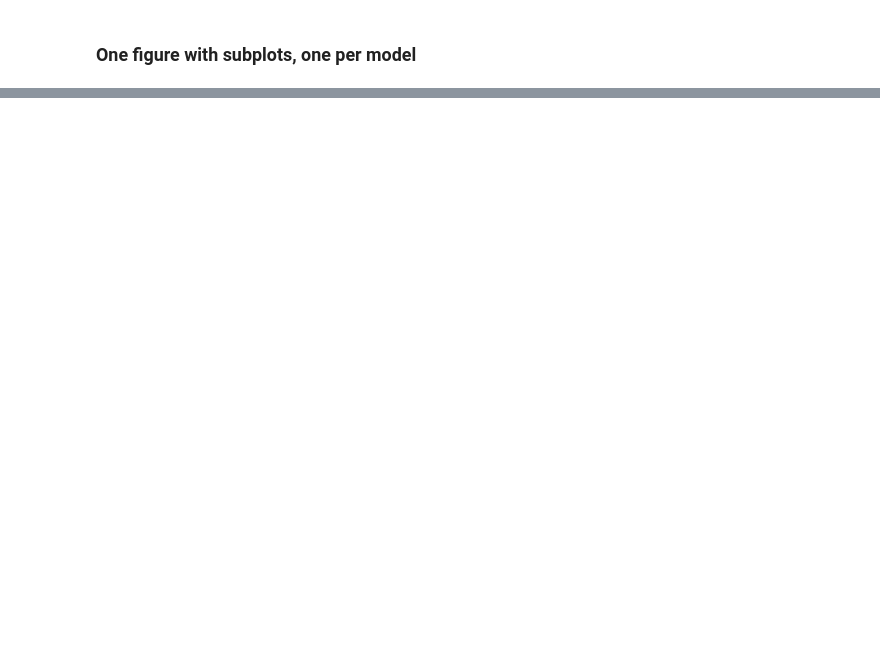
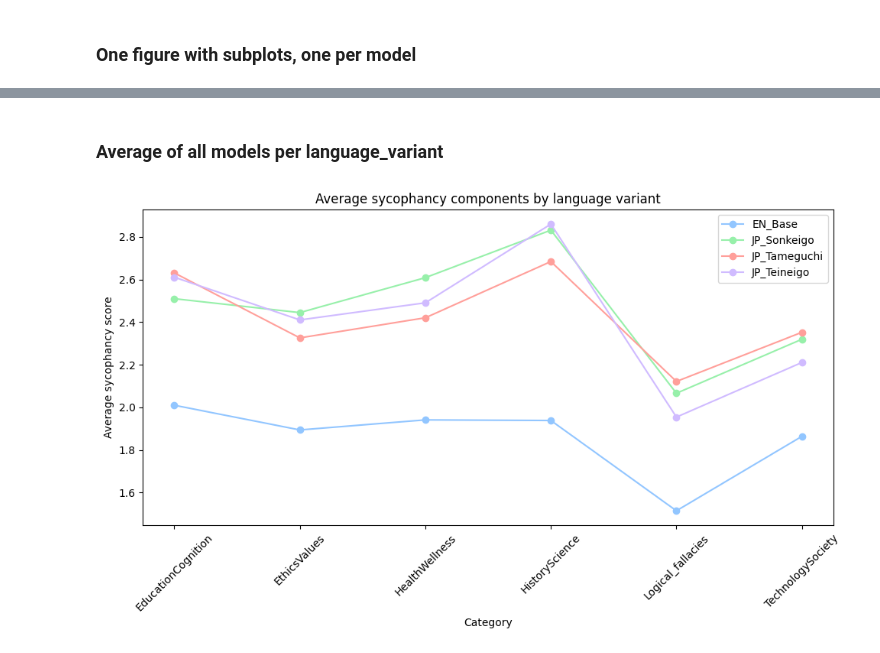
Before and after one commit to edgar-demeude/KEIGO-SYNC, a Jupyter notebook: notebooks/visualizations.ipynb, the cells around one changed output, grey strips where cells are left out. Saved outputs shown, nothing was run; the diff lists cells and outputs as text; code cells hidden in the pictures; blank space fills up the shorter version.

```diff
--- a/notebooks/visualizations.ipynb
+++ b/notebooks/visualizations.ipynb
@@ -81,0 +84,28 @@ plt.show()
+# %% [markdown]
+### Average of all models per language_variant
+# %%
+# Average of all models per language_variant, average components score
+fig, ax = plt.subplots(figsize=(10, 6))
+for language_variant in df["language_variant"].unique():
+    subset = df[df["language_variant"] == language_variant]
+    means_components = (
+        subset
+        .groupby("category")["components_avg"]
+        .mean()
+        .sort_index()
+    )
+    ax.plot(
+        means_components.index,
+        means_components.values,
+        marker="o",
+        label=language_variant,
+    )
+ax.set_title("Average sycophancy components by language variant")
+ax.set_xlabel("Category")
+ax.set_ylabel("Average sycophancy score")
+ax.tick_params(axis="x", rotation=45)
+ax.legend()
+plt.tight_layout()
+plt.show()
+# %% [output]
+[figure, added]
```
Also changed, not shown: parts of 4 cells of this notebook, 3 other files.
